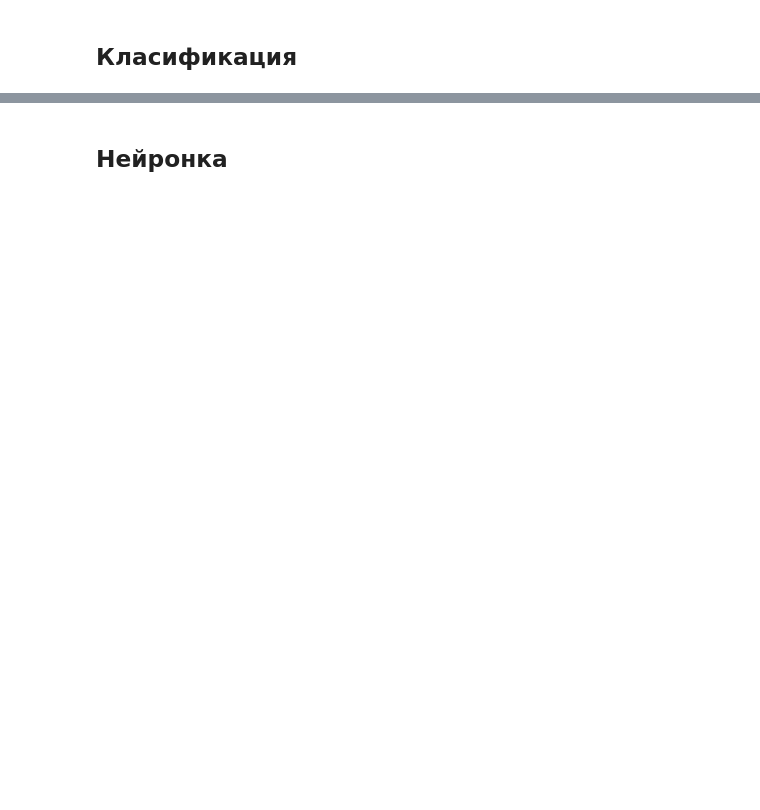
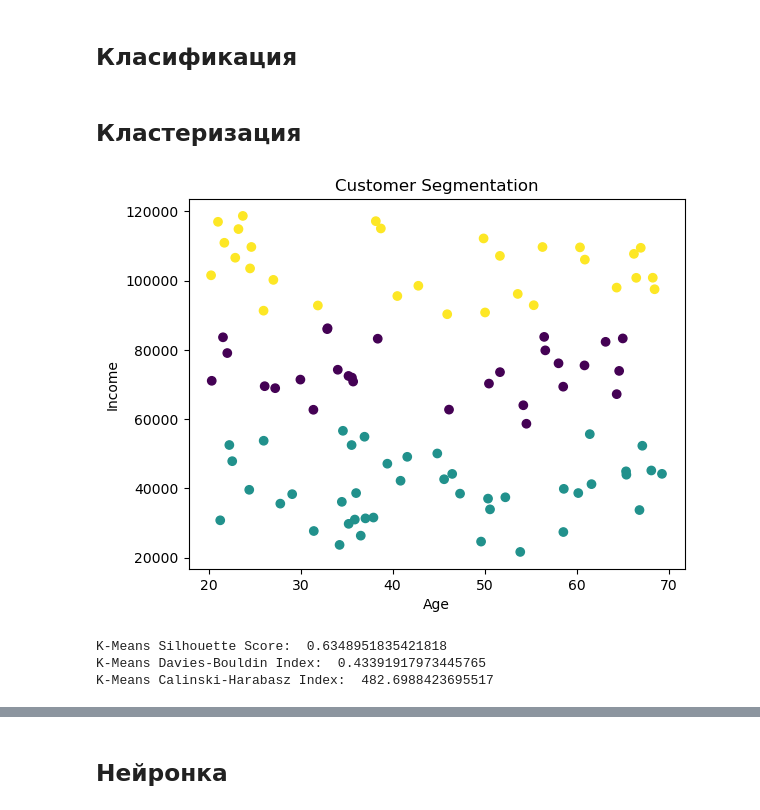
Before and after one commit to V4DoS/ML, a Jupyter notebook: Machine learning.ipynb, the cells around one changed output, grey strips where cells are left out. Drawn from its saved outputs; the diff is of its cells as text; code cells hidden in the pictures; blank space fills up the shorter version.

```diff
--- a/Machine learning.ipynb
+++ b/Machine learning.ipynb
@@ -373,3 +406,43 @@ y_pred = nb.predict(X_test)
 accuracy = accuracy_score(y_test, y_pred)
 print(f'Accuracy: {accuracy}')
 print(classification_report(y_test, y_pred, target_names=data.target_names))
+# %% [markdown]
+## Кластеризация
+# %%
+import numpy as np                        #KMeans   3 Кластеров ( Центроиды и Евклидово растояние до точки.
+import pandas as pd
+from sklearn.cluster import KMeans
+import matplotlib.pyplot as plt
+from sklearn.metrics import silhouette_score, davies_bouldin_score, calinski_harabasz_score
+
+# Генерация синтетических данных о клиентах (возраст, доход)
+np.random.seed(42)
+data = np.random.rand(100, 2) * [50, 100000] + [20, 20000]  # Возраст от 20 до 70 лет, доход от 20k до 120k
+
+# Преобразование данных в DataFrame
+df = pd.DataFrame(data, columns=['Age', 'Income'])
+
+# Применение K-Means
+kmeans = KMeans(n_clusters=3, random_state=42)
+df['Cluster'] = kmeans.fit_predict(df[['Age', 'Income']])
+
+# Визуализация результатов
+plt.scatter(df['Age'], df['Income'], c=df['Cluster'], cmap='viridis')
+plt.xlabel('Age')
+plt.ylabel('Income')
+plt.title('Customer Segmentation')
+plt.show()
+
+# Метрики качества кластеризации
+silhouette_avg = silhouette_score(df[['Age', 'Income']], df['Cluster'])
+db_index = davies_bouldin_score(df[['Age', 'Income']], df['Cluster'])
+ch_index = calinski_harabasz_score(df[['Age', 'Income']], df['Cluster'])
+
+print("K-Means Silhouette Score: ", silhouette_avg)
+print("K-Means Davies-Bouldin Index: ", db_index)
+print("K-Means Calinski-Harabasz Index: ", ch_index)
+# %% [output]
+[figure, added]
+K-Means Silhouette Score:  0.6348951835421818
+K-Means Davies-Bouldin Index:  0.43391917973445765
+K-Means Calinski-Harabasz Index:  482.6988423695517
```
Also changed, not shown: parts of 10 cells of this notebook, 9 other files.
